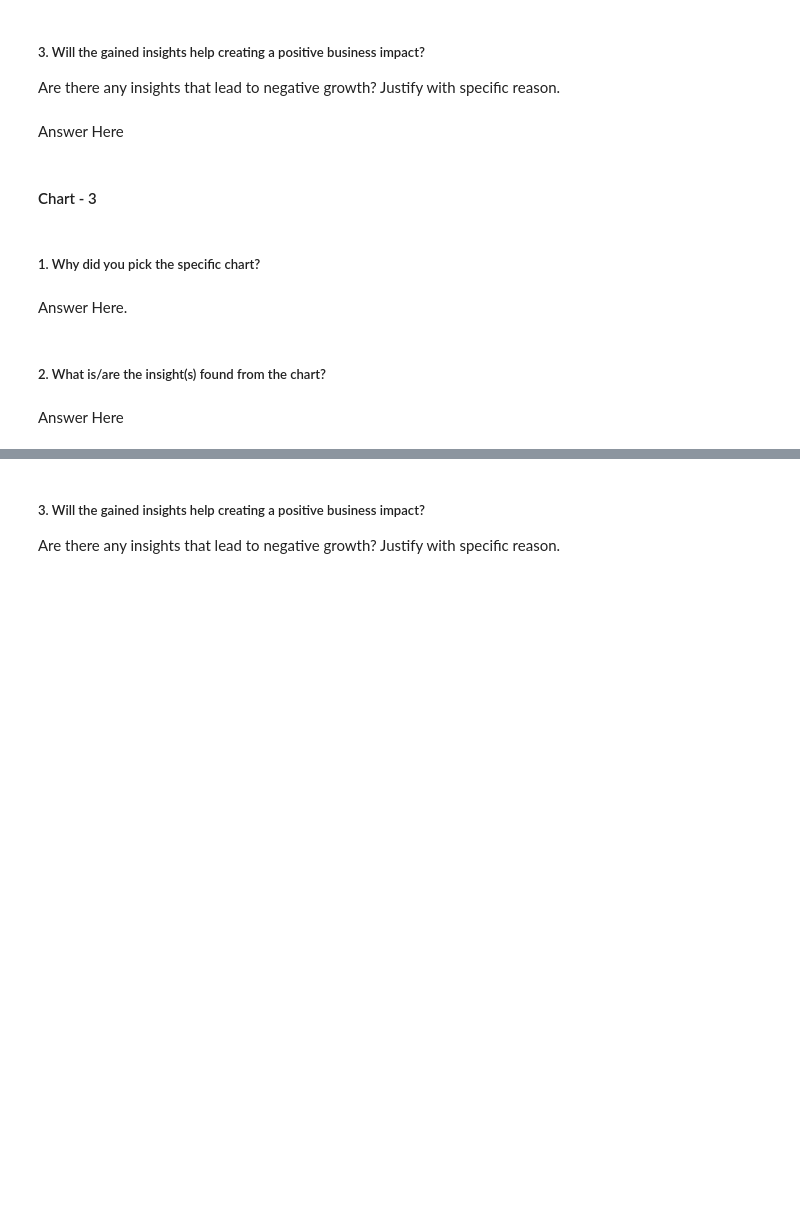
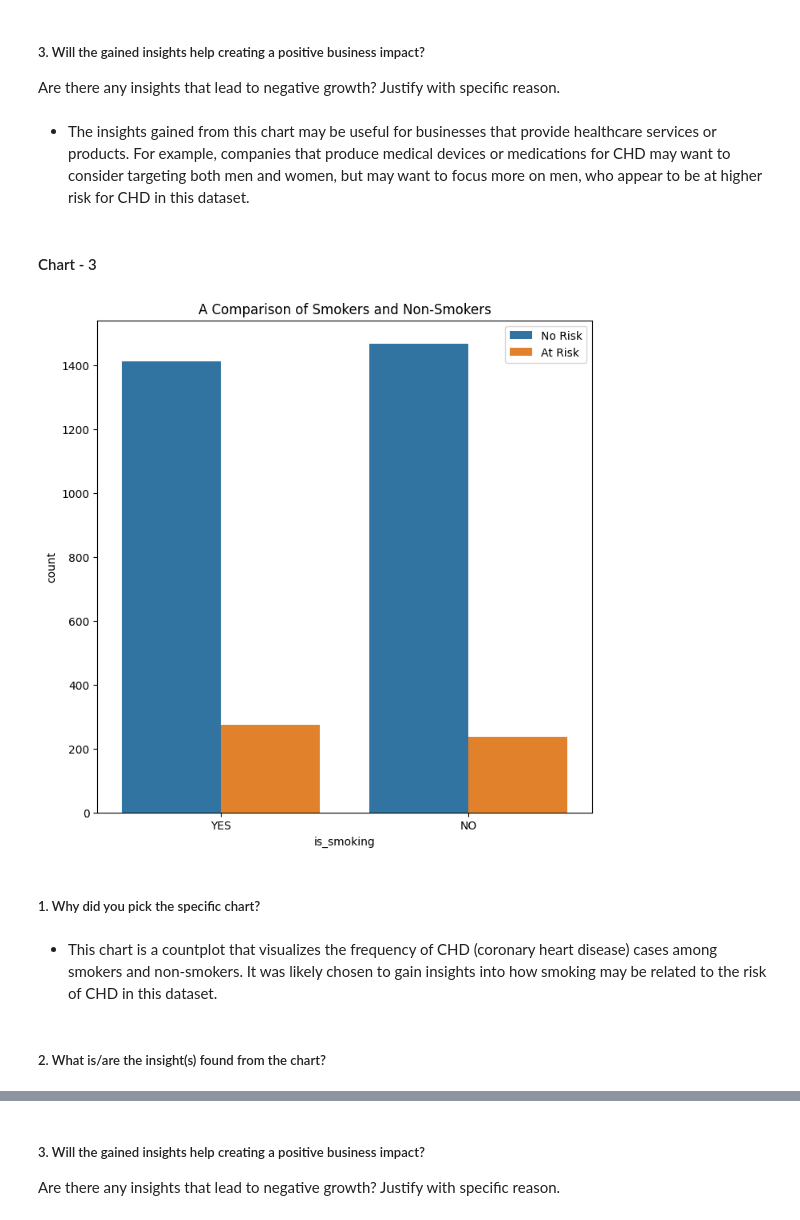
Before and after one commit to Navjotkhatri/CARDIOVASCULAR-RISK-PREDICTION, a Jupyter notebook: Cardiovascular_Risk_Prediction.ipynb, the cells around one changed output, grey strips where cells are left out. Drawn from its saved outputs; the diff is of its cells as text; code cells hidden in the pictures; blank space fills up the shorter version.

```diff
--- a/Cardiovascular_Risk_Prediction.ipynb
+++ b/Cardiovascular_Risk_Prediction.ipynb
@@ -454,7 +468,7 @@ Answer Here
 # %% [markdown]
 ##### 3. Will the gained insights help creating a positive business impact?
 Are there any insights that lead to negative growth? Justify with specific reason.
-# %% [markdown]
-Answer Here
+# %% [markdown]
+* The insights gained from this chart may be useful for businesses that provide healthcare services or products. For example, companies that produce medical devices or medications for CHD may want to consider targeting both men and women, but may want to focus more on men, who appear to be at higher risk for CHD in this dataset.
 # %% [markdown]
 #### Chart - 3
@@ -463,8 +475,15 @@ Answer Here
+# %%
+# Chart - 3 visualization code
+plt.figure(figsize=(8,8))
+sns.countplot(x='is_smoking', hue='TenYearCHD', data= df)
+plt.title('A Comparison of Smokers and Non-Smokers')
+plt.legend(['No Risk', 'At Risk'])
+plt.show()
+# %% [output]
+[figure, added]
 # %% [markdown]
 ##### 1. Why did you pick the specific chart?
-# %% [markdown]
-Answer Here.
+# %% [markdown]
+* This chart is a countplot that visualizes the frequency of CHD (coronary heart disease) cases among smokers and non-smokers. It was likely chosen to gain insights into how smoking may be related to the risk of CHD in this dataset.
 # %% [markdown]
 ##### 2. What is/are the insight(s) found from the chart?
-# %% [markdown]
-Answer Here
```
Also changed, not shown: parts of 35 cells of this notebook.
